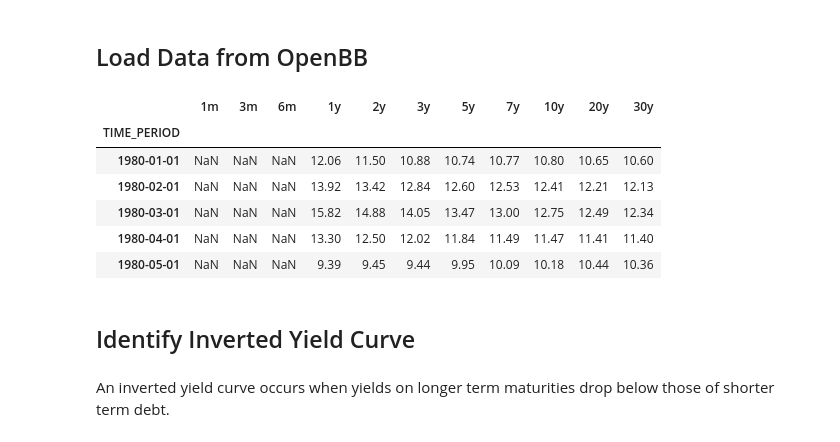
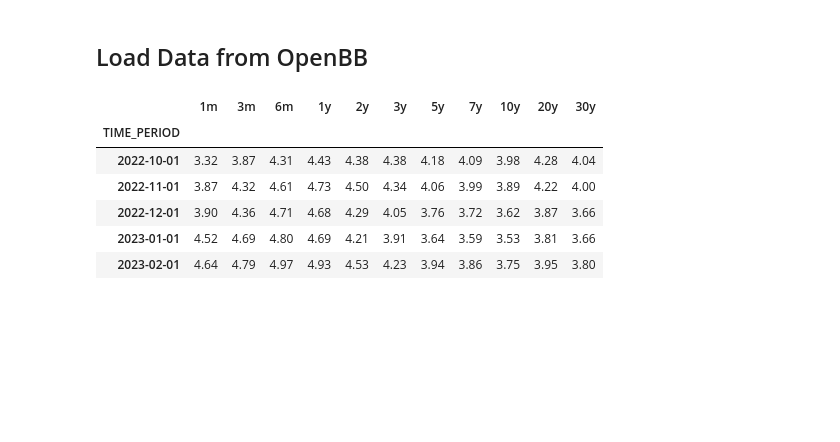
Before and after one commit to akaigraham/practical-deep-learning, a Jupyter notebook: yield-curve-viz/yield-curve.ipynb, the cells around one changed output. Saved outputs shown, nothing was run; the diff lists cells and outputs as text; code cells hidden in the pictures; blank space fills up the shorter version.

```diff
--- a/yield-curve-viz/yield-curve.ipynb
+++ b/yield-curve-viz/yield-curve.ipynb
@@ -28,17 +27,12 @@ df = openbb.economy.treasury(
 )
 df.columns = maturities
-# %%
-# preview data
-df.head()
-# %% [output]
-|  | 1m | 3m | 6m | 1y | 2y | 3y | 5y | 7y | 10y | 20y | 30y |
-| TIME_PERIOD |  |  |  |  |  |  |  |  |  |  |  |
-| 1980-01-01 | NaN | NaN | NaN | 12.06 | 11.50 | 10.88 | 10.74 | 10.77 | 10.80 | 10.65 | 10.60 |
-| 1980-02-01 | NaN | NaN | NaN | 13.92 | 13.42 | 12.84 | 12.60 | 12.53 | 12.41 | 12.21 | 12.13 |
-| 1980-03-01 | NaN | NaN | NaN | 15.82 | 14.88 | 14.05 | 13.47 | 13.00 | 12.75 | 12.49 | 12.34 |
-| 1980-04-01 | NaN | NaN | NaN | 13.30 | 12.50 | 12.02 | 11.84 | 11.49 | 11.47 | 11.41 | 11.40 |
-| 1980-05-01 | NaN | NaN | NaN | 9.39 | 9.45 | 9.44 | 9.95 | 10.09 | 10.18 | 10.44 | 10.36 |
-# %% [markdown]
-## Identify Inverted Yield Curve
-# %% [markdown]
-An inverted yield curve occurs when yields on longer term maturities drop below those of shorter term debt.
+# %%
+df.tail()
+# %% [output]
+|  | 1m | 3m | 6m | 1y | 2y | 3y | 5y | 7y | 10y | 20y | 30y |
+| TIME_PERIOD |  |  |  |  |  |  |  |  |  |  |  |
+| 2022-10-01 | 3.32 | 3.87 | 4.31 | 4.43 | 4.38 | 4.38 | 4.18 | 4.09 | 3.98 | 4.28 | 4.04 |
+| 2022-11-01 | 3.87 | 4.32 | 4.61 | 4.73 | 4.50 | 4.34 | 4.06 | 3.99 | 3.89 | 4.22 | 4.00 |
+| 2022-12-01 | 3.90 | 4.36 | 4.71 | 4.68 | 4.29 | 4.05 | 3.76 | 3.72 | 3.62 | 3.87 | 3.66 |
+| 2023-01-01 | 4.52 | 4.69 | 4.80 | 4.69 | 4.21 | 3.91 | 3.64 | 3.59 | 3.53 | 3.81 | 3.66 |
+| 2023-02-01 | 4.64 | 4.79 | 4.97 | 4.93 | 4.53 | 4.23 | 3.94 | 3.86 | 3.75 | 3.95 | 3.80 |
```
Also changed, not shown: parts of 11 cells of this notebook.
